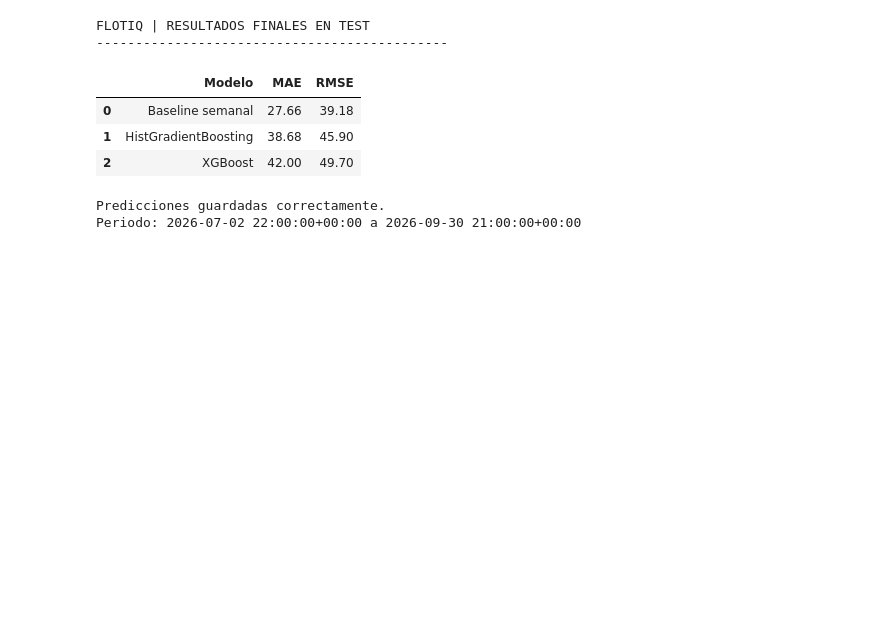
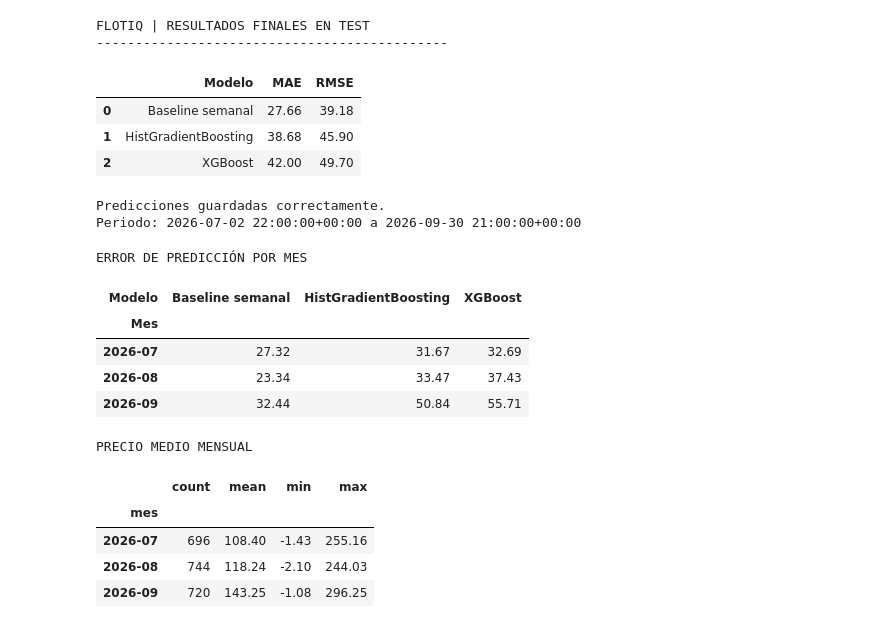
Before and after one commit to contactodiegovega/FlotIQ, a Jupyter notebook: notebooks/03_modelos_prediccion.ipynb, the cells around one changed output. Saved outputs shown, nothing was run; the diff lists cells and outputs as text; code cells hidden in the pictures; blank space fills up the shorter version.

```diff
--- a/notebooks/03_modelos_prediccion.ipynb
+++ b/notebooks/03_modelos_prediccion.ipynb
@@ -683,3 +683,78 @@ FLOTIQ | RESULTADOS FINALES EN TEST
 | 2 | XGBoost | 42.00 | 49.70 |
 Predicciones guardadas correctamente.
 Periodo: 2026-07-02 22:00:00+00:00 a 2026-09-30 21:00:00+00:00
+# %%
+# FLOTIQ | ANÁLISIS DE ERRORES POR MES
+# ==========================================
+
+# Recuperar las predicciones del test final
+analisis = predicciones_test.copy()
+
+# Convertir las fechas a la hora local de Madrid
+analisis["mes"] = (
+    analisis["datetime_utc"]
+    .dt.tz_convert("Europe/Madrid")
+    .dt.strftime("%Y-%m")
+)
+
+modelos = [
+    "Baseline semanal",
+    "HistGradientBoosting",
+    "XGBoost",
+]
+
+resultados_mensuales = []
+
+for mes, datos in analisis.groupby("mes"):
+
+    for modelo in modelos:
+
+        mae = mean_absolute_error(
+            datos["price_eur_mwh"],
+            datos[modelo]
+        )
+
+        resultados_mensuales.append({
+            "Mes": mes,
+            "Modelo": modelo,
+            "MAE": round(mae, 2),
+            "Precio medio": round(
+                datos["price_eur_mwh"].mean(), 2
+            ),
+            "Horas": len(datos),
+        })
+
+resultados_mensuales_df = pd.DataFrame(
+    resultados_mensuales
+)
+
+print("ERROR DE PREDICCIÓN POR MES")
+
+display(
+    resultados_mensuales_df.pivot(
+        index="Mes",
+        columns="Modelo",
+        values="MAE"
+    )
+)
+
+print("\nPRECIO MEDIO MENSUAL")
+
+display(
+    analisis.groupby("mes")["price_eur_mwh"]
+    .agg(["count", "mean", "min", "max"])
+    .round(2)
+)
+# %% [output]
+ERROR DE PREDICCIÓN POR MES
+| Modelo | Baseline semanal | HistGradientBoosting | XGBoost |
+| Mes |  |  |  |
+| 2026-07 | 27.32 | 31.67 | 32.69 |
+| 2026-08 | 23.34 | 33.47 | 37.43 |
+| 2026-09 | 32.44 | 50.84 | 55.71 |
+PRECIO MEDIO MENSUAL
+|  | count | mean | min | max |
+| mes |  |  |  |  |
+| 2026-07 | 696 | 108.40 | -1.43 | 255.16 |
+| 2026-08 | 744 | 118.24 | -2.10 | 244.03 |
+| 2026-09 | 720 | 143.25 | -1.08 | 296.25 |
```
Also changed, not shown: parts of 7 cells of this notebook, 1 other file.
